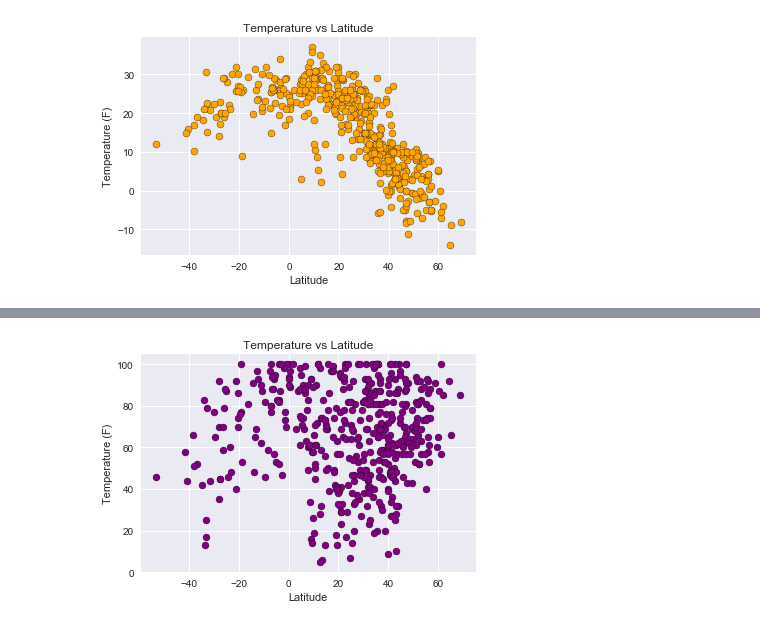
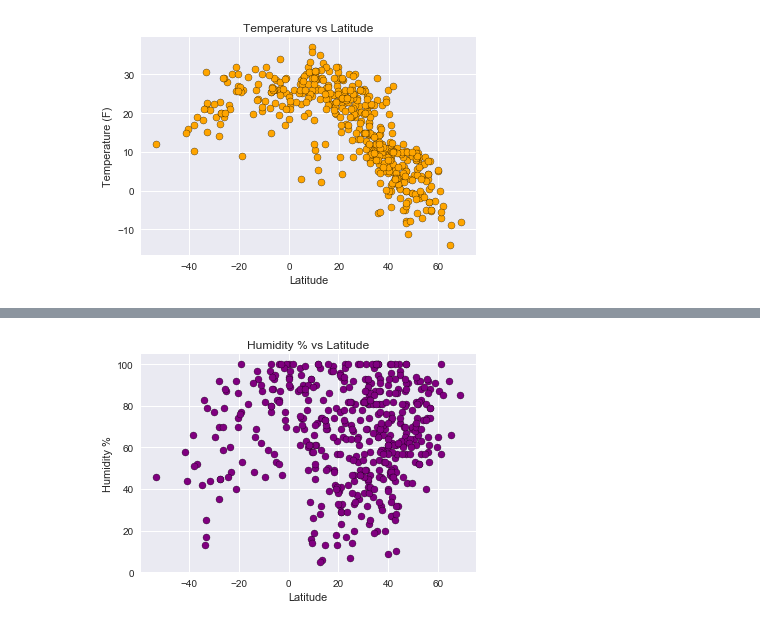
Before and after one commit to csafrit/Weatherapihw, a Jupyter notebook: WeatherPyHW.ipynb, the cells around one changed output, grey strips where cells are left out. Drawn from its saved outputs; the diff is of its cells as text; code cells hidden in the pictures.

```diff
--- a/WeatherPyHW.ipynb
+++ b/WeatherPyHW.ipynb
@@ -273,16 +273,16 @@ plt.show()
 # %%
 #Humid Plot
 x = cities_df_filter["lat"]
 y = cities_df_filter["Humidity %"]
 
 plt.scatter(x, y, marker="o", facecolors="purple", edgecolors="black")
-plt.title("Temperature vs Latitude")
+plt.title("Humidity % vs Latitude")
 plt.xlabel("Latitude")
-plt.ylabel("Temperature (F)")
+plt.ylabel("Humidity %")
 
 plt.show()
 # %% [output]
-[figure, old version]
+[figure, new version]
 # %%
 #Useful code has ended.
 #Code beyond this point is not needed.
```
Also changed, not shown: parts of 3 cells of this notebook.
